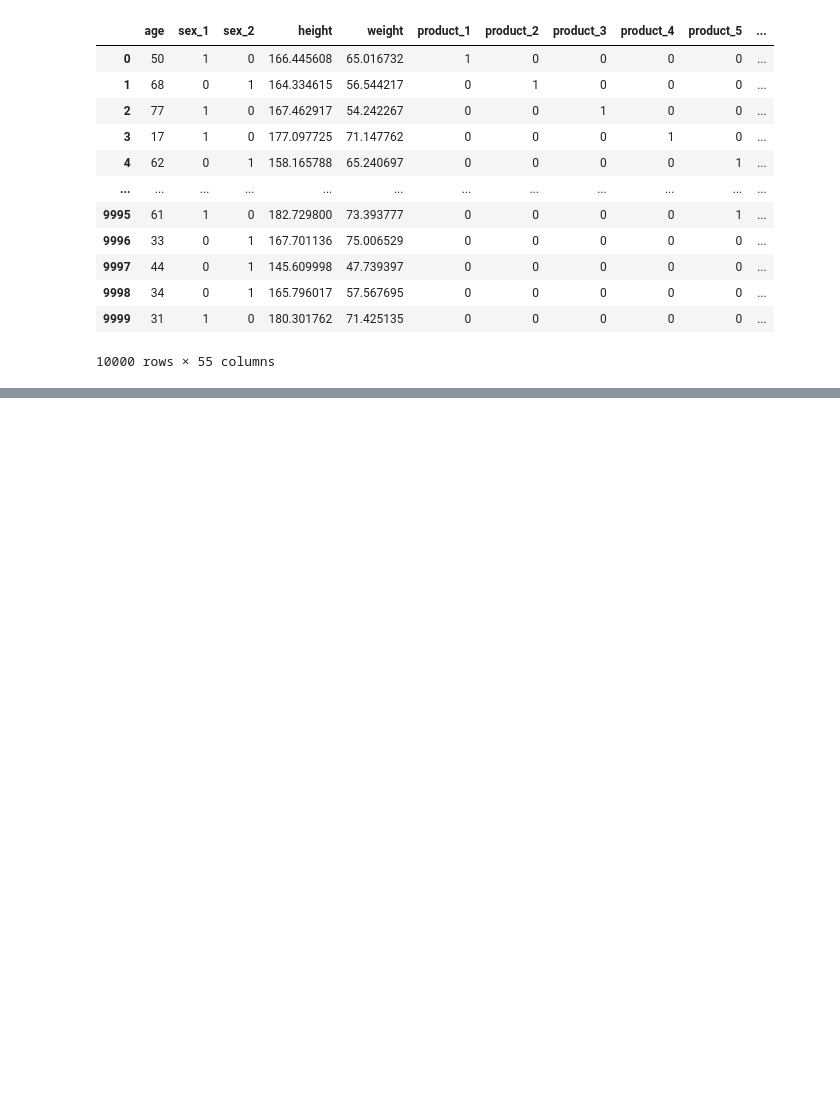
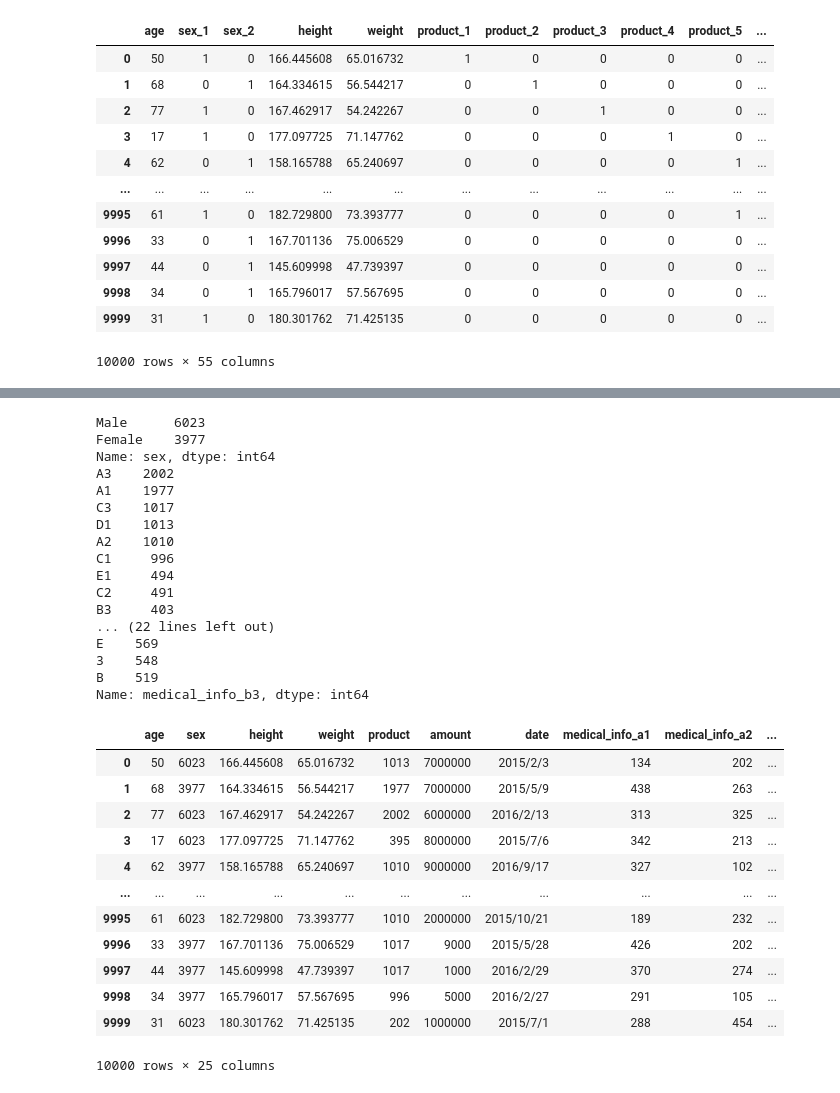
Before and after one commit to kitakou0313/titanic, a Jupyter notebook: kaggle_book/ch3/3_2.ipynb, the cells around one changed output, grey strips where cells are left out. Cells and saved outputs as stored; diff of their text form; code cells hidden in the pictures; blank space fills up the shorter version.

```diff
--- a/kaggle_book/ch3/3_2.ipynb
+++ b/kaggle_book/ch3/3_2.ipynb
@@ -61,0 +90,42 @@ train_x
+# %%
+# frequency encoding
+train_x, test_x = load_data()
+# %%
+for c in cat_cols:
+    freq = train_x[c].value_counts()
+    print(freq)
+    train_x[c] = train_x[c].map(freq)
+    test_x[c] = test_x[c].map(freq)
+
+train_x
+# %% [output]
+Male      6023
+Female    3977
+Name: sex, dtype: int64
+A3    2002
+A1    1977
+C3    1017
+D1    1013
+A2    1010
+C1     996
+E1     494
+C2     491
+B3     403
+... (22 lines left out)
+E    569
+3    548
+B    519
+Name: medical_info_b3, dtype: int64
+|  | age | sex | height | weight | product | amount | date | medical_info_a1 | medical_info_a2 | ... |
+| 0 | 50 | 6023 | 166.445608 | 65.016732 | 1013 | 7000000 | 2015/2/3 | 134 | 202 | ... |
+| 1 | 68 | 3977 | 164.334615 | 56.544217 | 1977 | 7000000 | 2015/5/9 | 438 | 263 | ... |
+| 2 | 77 | 6023 | 167.462917 | 54.242267 | 2002 | 6000000 | 2016/2/13 | 313 | 325 | ... |
+| 3 | 17 | 6023 | 177.097725 | 71.147762 | 395 | 8000000 | 2015/7/6 | 342 | 213 | ... |
+| 4 | 62 | 3977 | 158.165788 | 65.240697 | 1010 | 9000000 | 2016/9/17 | 327 | 102 | ... |
+| ... | ... | ... | ... | ... | ... | ... | ... | ... | ... | ... |
+| 9995 | 61 | 6023 | 182.729800 | 73.393777 | 1010 | 2000000 | 2015/10/21 | 189 | 232 | ... |
+| 9996 | 33 | 3977 | 167.701136 | 75.006529 | 1017 | 9000 | 2015/5/28 | 426 | 202 | ... |
+| 9997 | 44 | 3977 | 145.609998 | 47.739397 | 1017 | 1000 | 2016/2/29 | 370 | 274 | ... |
+| 9998 | 34 | 3977 | 165.796017 | 57.567695 | 996 | 5000 | 2016/2/27 | 291 | 105 | ... |
+| 9999 | 31 | 6023 | 180.301762 | 71.425135 | 202 | 1000000 | 2015/7/1 | 288 | 454 | ... |
+10000 rows × 25 columns
```
Also changed, not shown: parts of 3 cells of this notebook.
